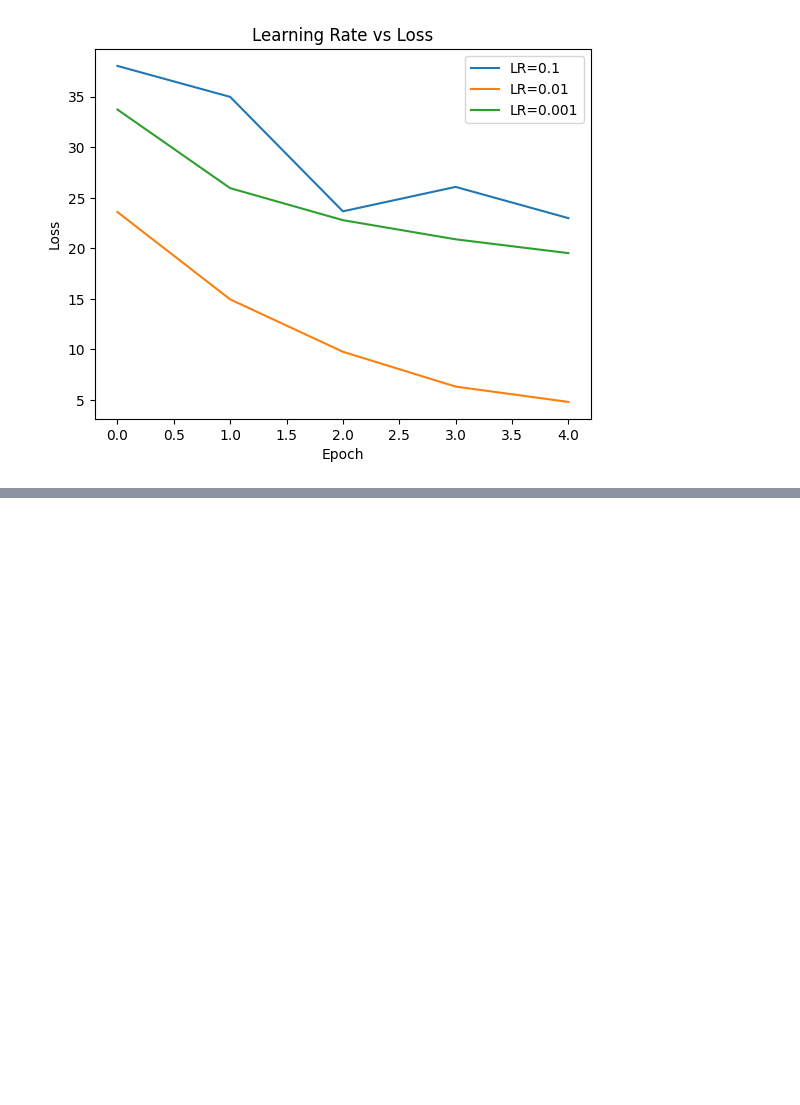
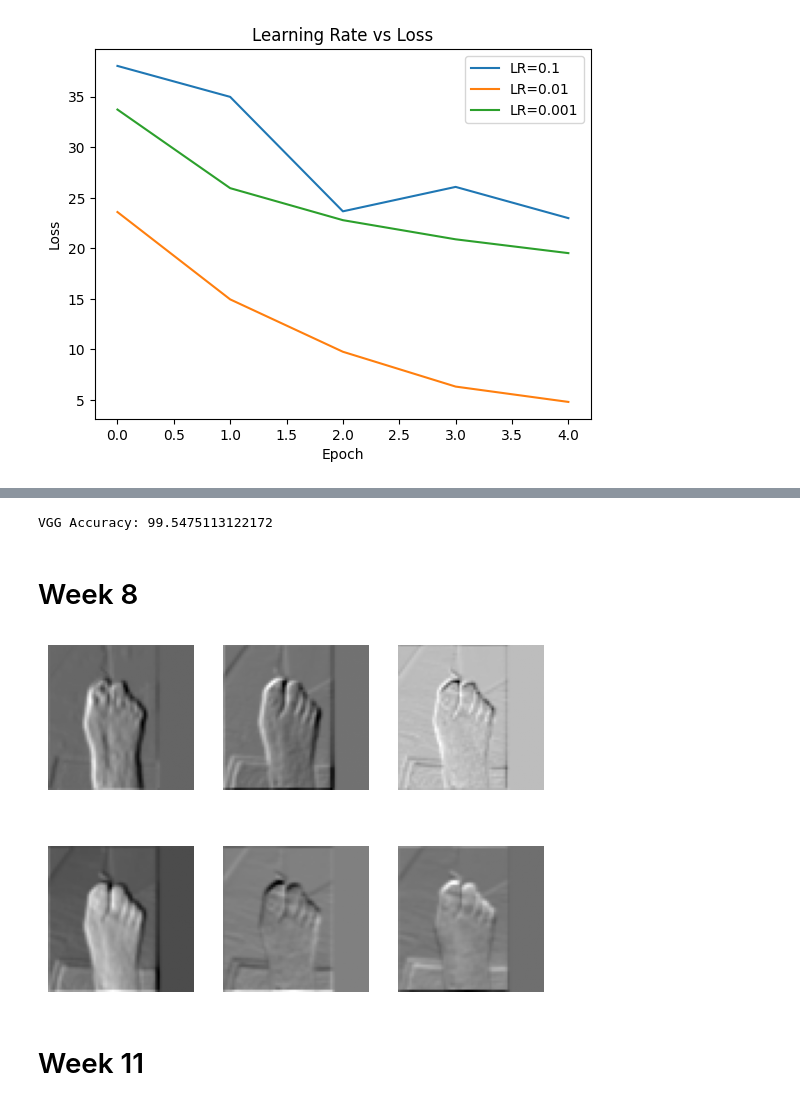
Before and after one commit to GodishalaAshwith/DeepLearning, a Jupyter notebook: DLAssignment.ipynb, the cells around one changed output, grey strips where cells are left out. Cells and saved outputs as stored; diff of their text form; code cells hidden in the pictures; blank space fills up the shorter version.

```diff
--- a/DLAssignment.ipynb
+++ b/DLAssignment.ipynb
@@ -401,0 +732,20 @@ plt.show()
+# %%
+optimizer = torch.optim.Adam(model.parameters(), lr=0.0001)
+criterion = nn.CrossEntropyLoss()
+
+for epoch in range(5):
+    model.train()
+    total_loss = 0
+
+    for images, labels in train_loader:
+        images, labels = images.to(device), labels.to(device)
+
+        optimizer.zero_grad()
+        outputs = model(images)
+        loss = criterion(outputs, labels)
+        loss.backward()
+        optimizer.step()
+
+        total_loss += loss.item()
+
+    print(f"Epoch {epoch+1}, Loss: {total_loss:.2f}")
@@ -401,0 +758,46 @@ plt.show()
+# %%
+model.eval()
+correct = 0
+total = 0
+
+with torch.no_grad():
+    for images, labels in val_loader:
+        images, labels = images.to(device), labels.to(device)
+
+        outputs = model(images)
+        _, preds = torch.max(outputs, 1)
+
+        total += labels.size(0)
+        correct += (preds == labels).sum().item()
+
+print("VGG Accuracy:", 100 * correct / total)
+# %% [output]
+VGG Accuracy: 99.5475113122172
+# %% [markdown]
+# Week 8
+# %%
+import matplotlib.pyplot as plt
+
+# take one batch
+images, _ = next(iter(train_loader))
+image = images[0].unsqueeze(0).to(device)
+
+model.eval()
+
+# get first conv layer output
+with torch.no_grad():
+    feature_maps = model.features[0](image)
+
+feature_maps = feature_maps.cpu().squeeze()
+
+# plot first 6 feature maps
+for i in range(6):
+    plt.subplot(2,3,i+1)
+    plt.imshow(feature_maps[i], cmap='gray')
+    plt.axis('off')
+
+plt.show()
+# %% [output]
+[figure, added]
+# %% [markdown]
+# Week 11
```
Also changed, not shown: parts of 23 cells of this notebook.
